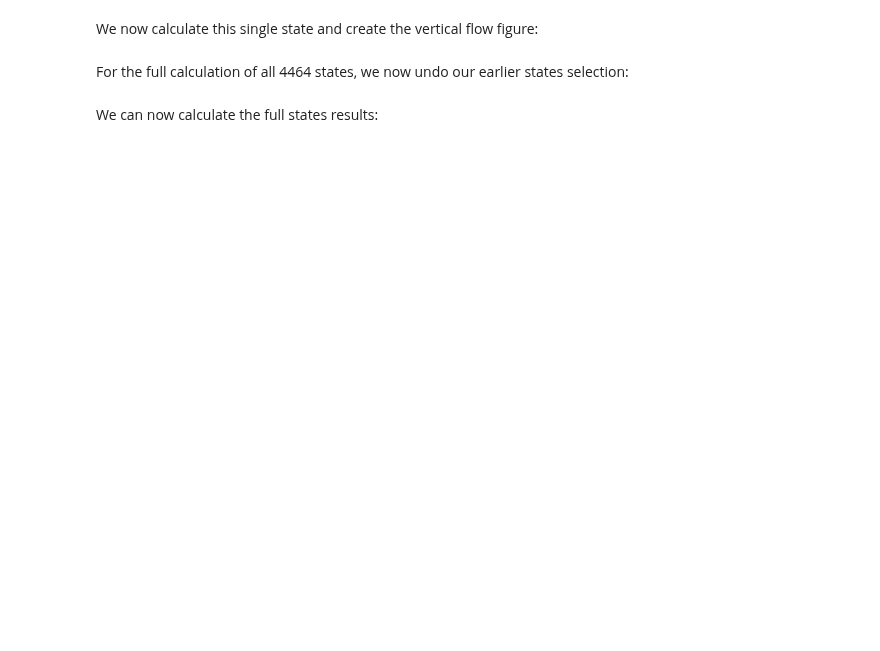
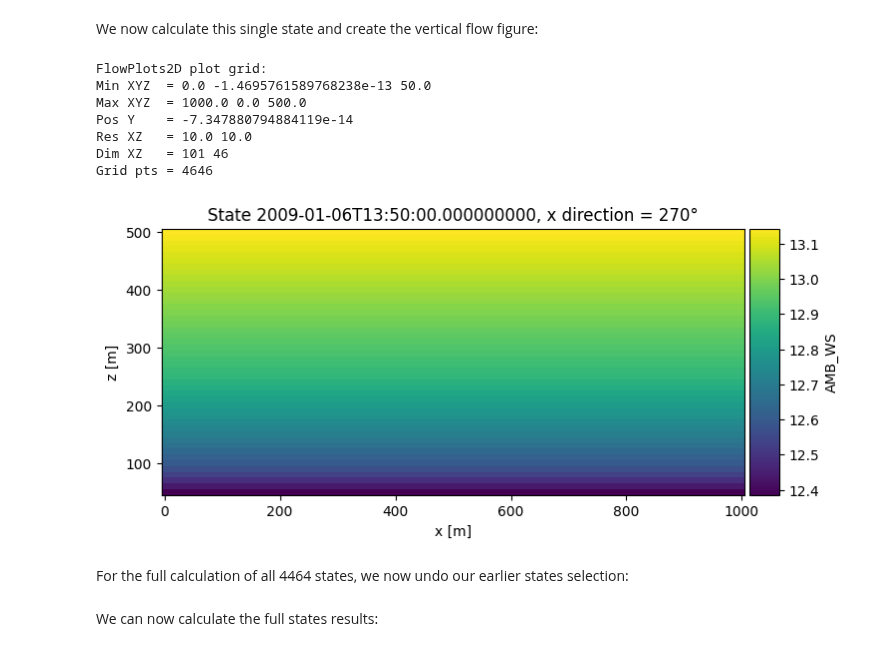
Before and after one commit to FraunhoferIWES/foxes, a Jupyter notebook: notebooks/multi_height.ipynb, the cells around one changed output. Cells and saved outputs as stored; diff of their text form; code cells hidden in the pictures; blank space fills up the shorter version.

```diff
--- a/notebooks/multi_height.ipynb
+++ b/notebooks/multi_height.ipynb
@@ -85,11 +92,20 @@ We now calculate this single state and create the vertical flow figure:
 # %%
 farm_results = algo.calc_farm()
 
 o = foxes.output.FlowPlots2D(algo, farm_results)
-g = o.gen_states_fig_vertical(FV.AMB_WS, resolution=10, x_direction=270,
+g = o.gen_states_fig_xz(FV.AMB_WS, resolution=10, x_direction=270,
         xmin=0., xmax=1000., zmin=50., zmax=500., figsize=(8,6))
 fig = next(g)
 plt.show()
+# %% [output]
+FlowPlots2D plot grid:
+Min XYZ  = 0.0 -1.4695761589768238e-13 50.0
+Max XYZ  = 1000.0 0.0 500.0
+Pos Y    = -7.347880794884119e-14
+Res XZ   = 10.0 10.0
+Dim XZ   = 101 46
+Grid pts = 4646
+[figure, added]
 # %% [markdown]
 For the full calculation of all 4464 states, we now undo our earlier states selection:
 # %%
```
Also changed, not shown: parts of 4 cells of this notebook, 18 other files.
